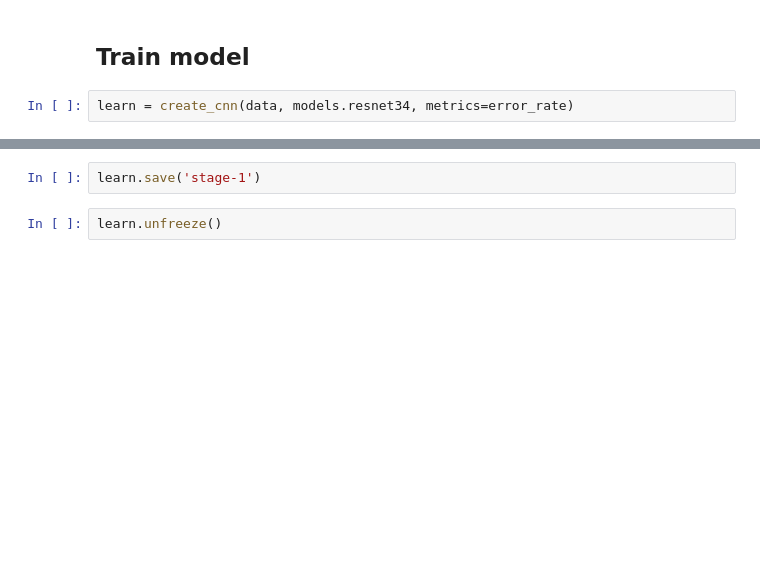
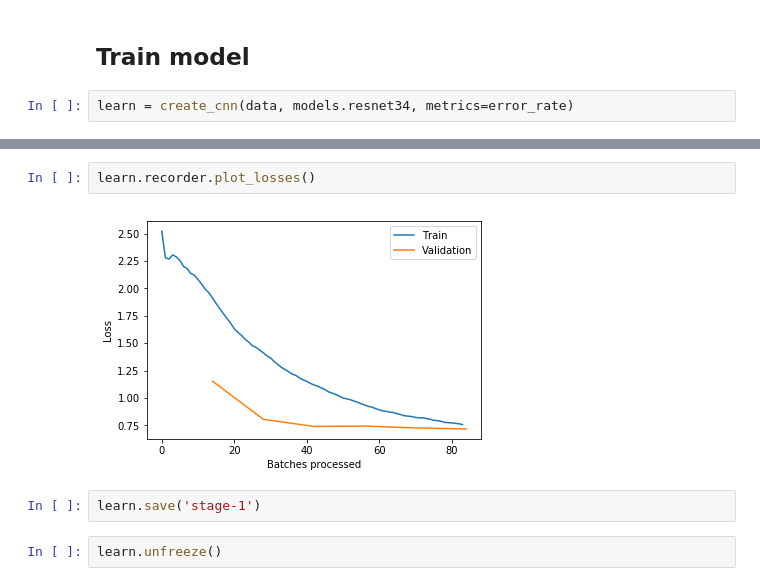
Before and after one commit to xujiboy/learn-fastai, a Jupyter notebook: nbs/dl1/jx-lesson2-download-painting_exercise.ipynb, the cells around one changed output, grey strips where cells are left out. Drawn from its saved outputs; the diff is of its cells as text; blank space fills up the shorter version.

```diff
--- a/nbs/dl1/jx-lesson2-download-painting_exercise.ipynb
+++ b/nbs/dl1/jx-lesson2-download-painting_exercise.ipynb
@@ -200,3 +207,7 @@ Total time: 00:51
+# %%
+learn.recorder.plot_losses()
+# %% [output]
+[figure, added]
 # %%
 learn.save('stage-1')
 # %%
```
Also changed, not shown: parts of 12 cells of this notebook, 1 other file.
